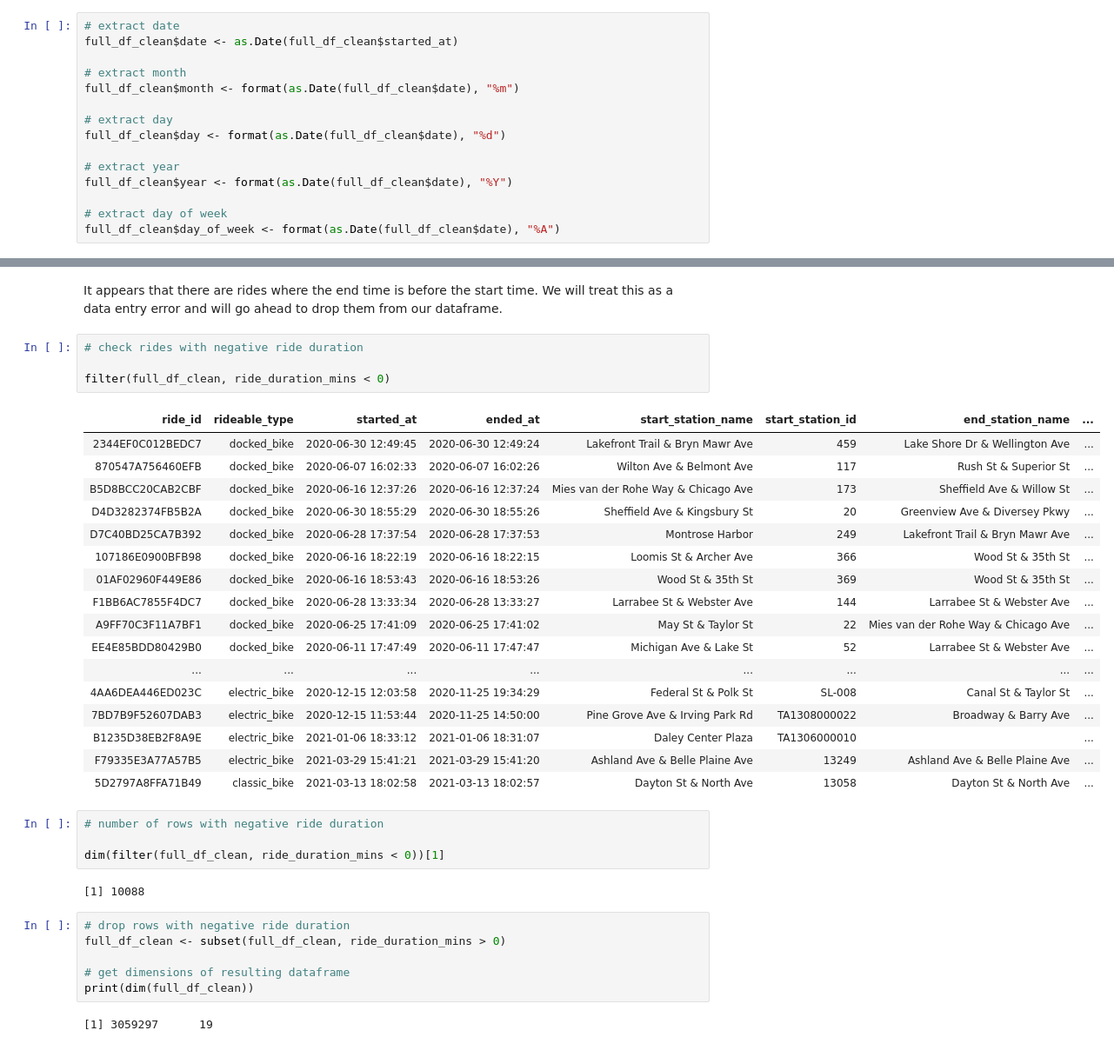
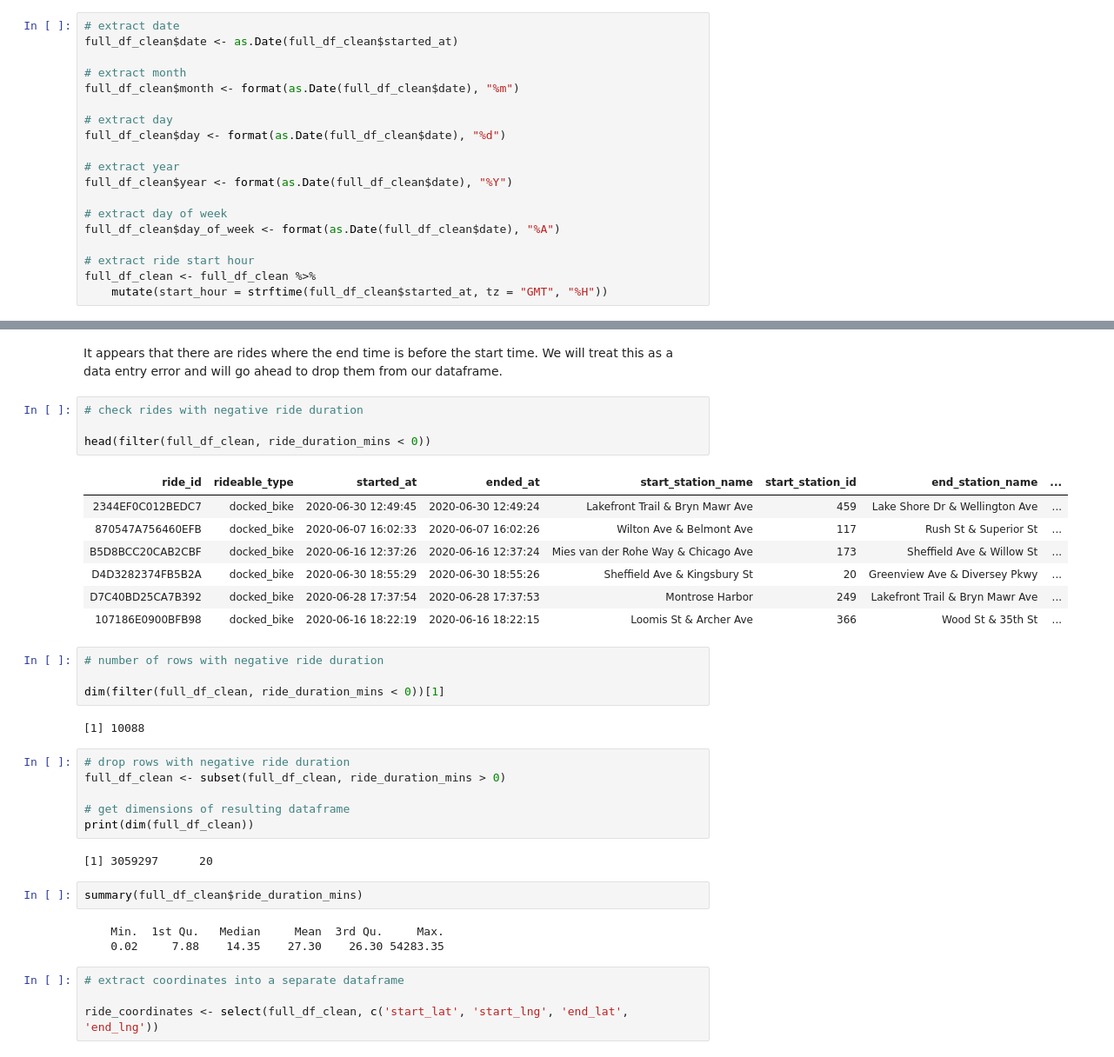
Before and after one commit to Solihin-k/cyclistic-case-study, a Jupyter notebook: Capstone.ipynb, the cells around one changed output, grey strips where cells are left out. Shown at 87% size. Cells and saved outputs as stored; diff of their text form.

```diff
--- a/Capstone.ipynb
+++ b/Capstone.ipynb
@@ -200,6 +220,10 @@ full_df_clean$year <- format(as.Date(full_df_clean$date), "%Y")
 
 # extract day of week
 full_df_clean$day_of_week <- format(as.Date(full_df_clean$date), "%A")
+
+# extract ride start hour
+full_df_clean <- full_df_clean %>%
+    mutate(start_hour = strftime(full_df_clean$started_at, tz = "GMT", "%H"))
 # %%
 head(full_df_clean)
 # %% [output]
@@ -227,25 +251,15 @@ It appears that there are rides where the end time is before the start time. We
 # %%
 # check rides with negative ride duration
 
-filter(full_df_clean, ride_duration_mins < 0)
+head(filter(full_df_clean, ride_duration_mins < 0))
 # %% [output]
 | ride_id | rideable_type | started_at | ended_at | start_station_name | start_station_id | end_station_name | ... |
 | 2344EF0C012BEDC7 | docked_bike | 2020-06-30 12:49:45 | 2020-06-30 12:49:24 | Lakefront Trail & Bryn Mawr Ave | 459 | Lake Shore Dr & Wellington Ave | ... |
 | 870547A756460EFB | docked_bike | 2020-06-07 16:02:33 | 2020-06-07 16:02:26 | Wilton Ave & Belmont Ave | 117 | Rush St & Superior St | ... |
 | B5D8BCC20CAB2CBF | docked_bike | 2020-06-16 12:37:26 | 2020-06-16 12:37:24 | Mies van der Rohe Way & Chicago Ave | 173 | Sheffield Ave & Willow St | ... |
 | D4D3282374FB5B2A | docked_bike | 2020-06-30 18:55:29 | 2020-06-30 18:55:26 | Sheffield Ave & Kingsbury St | 20 | Greenview Ave & Diversey Pkwy | ... |
 | D7C40BD25CA7B392 | docked_bike | 2020-06-28 17:37:54 | 2020-06-28 17:37:53 | Montrose Harbor | 249 | Lakefront Trail & Bryn Mawr Ave | ... |
 | 107186E0900BFB98 | docked_bike | 2020-06-16 18:22:19 | 2020-06-16 18:22:15 | Loomis St & Archer Ave | 366 | Wood St & 35th St | ... |
-| 01AF02960F449E86 | docked_bike | 2020-06-16 18:53:43 | 2020-06-16 18:53:26 | Wood St & 35th St | 369 | Wood St & 35th St | ... |
-| F1BB6AC7855F4DC7 | docked_bike | 2020-06-28 13:33:34 | 2020-06-28 13:33:27 | Larrabee St & Webster Ave | 144 | Larrabee St & Webster Ave | ... |
-| A9FF70C3F11A7BF1 | docked_bike | 2020-06-25 17:41:09 | 2020-06-25 17:41:02 | May St & Taylor St | 22 | Mies van der Rohe Way & Chicago Ave | ... |
-| EE4E85BDD80429B0 | docked_bike | 2020-06-11 17:47:49 | 2020-06-11 17:47:47 | Michigan Ave & Lake St | 52 | Larrabee St & Webster Ave | ... |
-| ... | ... | ... | ... | ... | ... | ... | ... |
-| 4AA6DEA446ED023C | electric_bike | 2020-12-15 12:03:58 | 2020-11-25 19:34:29 | Federal St & Polk St | SL-008 | Canal St & Taylor St | ... |
-| 7BD7B9F52607DAB3 | electric_bike | 2020-12-15 11:53:44 | 2020-11-25 14:50:00 | Pine Grove Ave & Irving Park Rd | TA1308000022 | Broadway & Barry Ave | ... |
-| B1235D38EB2F8A9E | electric_bike | 2021-01-06 18:33:12 | 2021-01-06 18:31:07 | Daley Center Plaza | TA1306000010 |  | ... |
-| F79335E3A77A57B5 | electric_bike | 2021-03-29 15:41:21 | 2021-03-29 15:41:20 | Ashland Ave & Belle Plaine Ave | 13249 | Ashland Ave & Belle Plaine Ave | ... |
-| 5D2797A8FFA71B49 | classic_bike | 2021-03-13 18:02:58 | 2021-03-13 18:02:57 | Dayton St & North Ave | 13058 | Dayton St & North Ave | ... |
 # %%
 # number of rows with negative ride duration
 
@@ -259,4 +273,13 @@ full_df_clean <- subset(full_df_clean, ride_duration_mins > 0)
 # get dimensions of resulting dataframe
 print(dim(full_df_clean))
 # %% [output]
-[1] 3059297      19
+[1] 3059297      20
+# %%
+summary(full_df_clean$ride_duration_mins)
+# %% [output]
+    Min.  1st Qu.   Median     Mean  3rd Qu.     Max.
+    0.02     7.88    14.35    27.30    26.30 54283.35
+# %%
+# extract coordinates into a separate dataframe
+
+ride_coordinates <- select(full_df_clean, c('start_lat', 'start_lng', 'end_lat', 'end_lng'))
```
Also changed, not shown: parts of 13 cells of this notebook.
